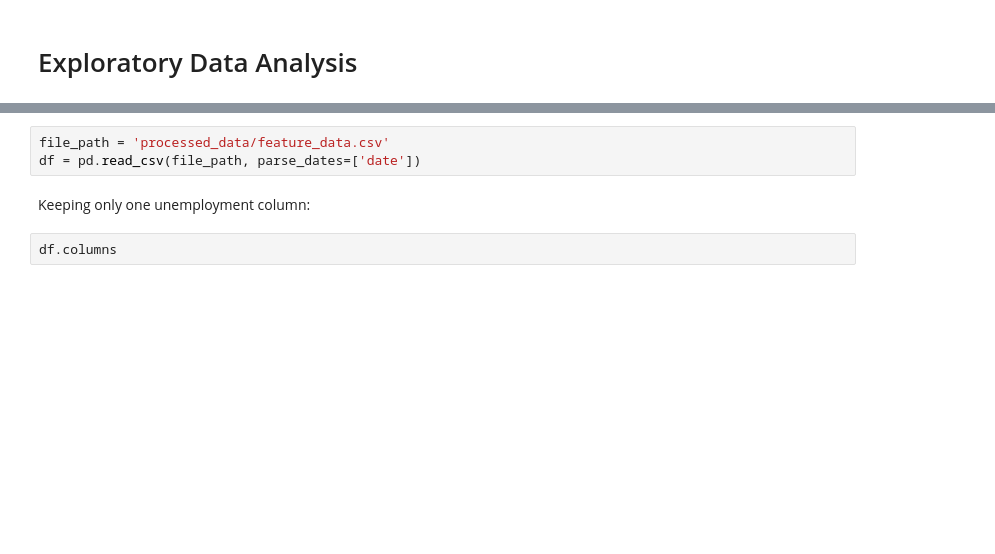
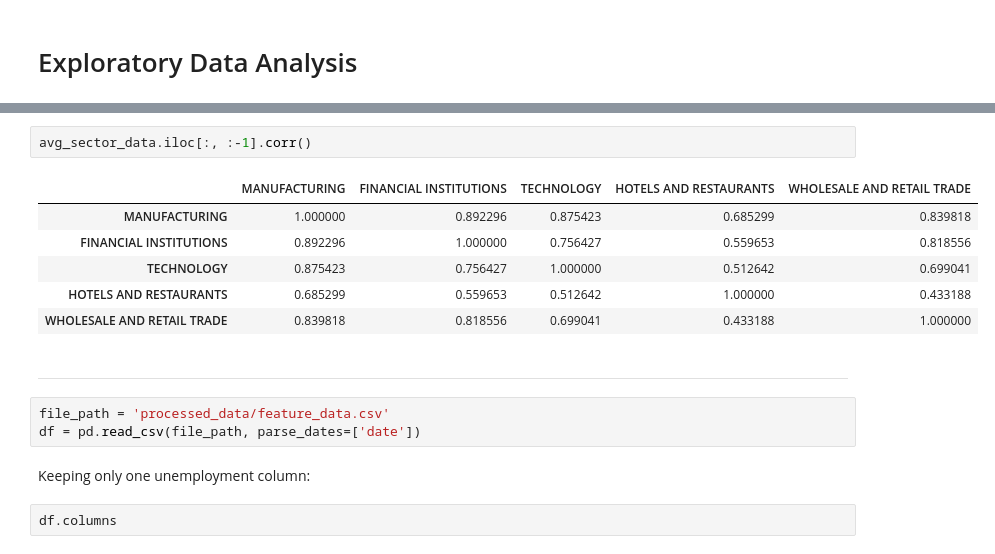
Before and after one commit to Ahmetyasin/CS512-project, a Jupyter notebook: ExploratoryDataAnalysis.ipynb, the cells around one changed output, grey strips where cells are left out. Drawn from its saved outputs; the diff is of its cells as text; blank space fills up the shorter version.

```diff
--- a/ExploratoryDataAnalysis.ipynb
+++ b/ExploratoryDataAnalysis.ipynb
@@ -13,3 +67,14 @@ import seaborn as sns
+# %%
+avg_sector_data.iloc[:, :-1].corr()
+# %% [output]
+|  | MANUFACTURING | FINANCIAL INSTITUTIONS | TECHNOLOGY | HOTELS AND RESTAURANTS | WHOLESALE AND RETAIL TRADE |
+| MANUFACTURING | 1.000000 | 0.892296 | 0.875423 | 0.685299 | 0.839818 |
+| FINANCIAL INSTITUTIONS | 0.892296 | 1.000000 | 0.756427 | 0.559653 | 0.818556 |
+| TECHNOLOGY | 0.875423 | 0.756427 | 1.000000 | 0.512642 | 0.699041 |
+| HOTELS AND RESTAURANTS | 0.685299 | 0.559653 | 0.512642 | 1.000000 | 0.433188 |
+| WHOLESALE AND RETAIL TRADE | 0.839818 | 0.818556 | 0.699041 | 0.433188 | 1.000000 |
+# %% [markdown]
+------------
 # %%
 file_path = 'processed_data/feature_data.csv'
 df = pd.read_csv(file_path, parse_dates=['date'])
```
Also changed, not shown: parts of 4 cells of this notebook.
